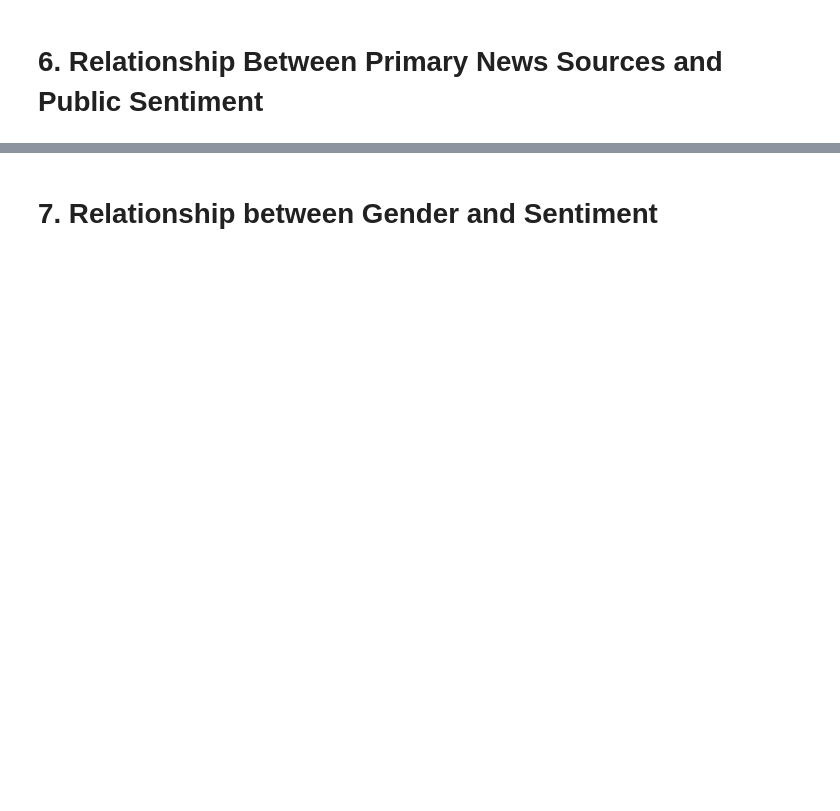
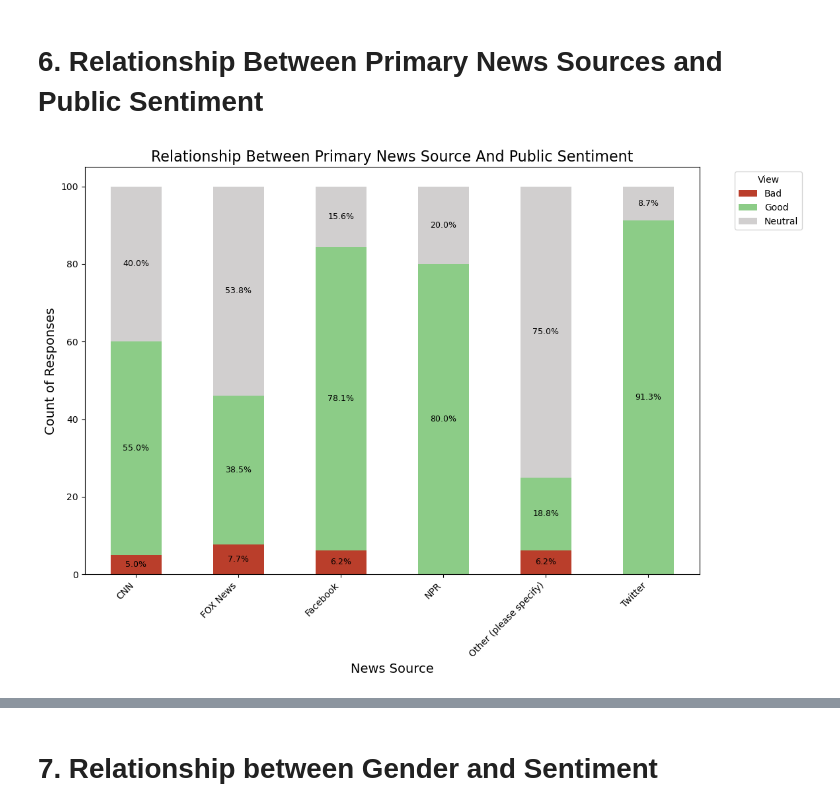
Before and after one commit to manelmahroug/Muslim-Brand-Sentiment, a Jupyter notebook: Brand_sentiment_001_June2024.ipynb, the cells around one changed output, grey strips where cells are left out. Cells and saved outputs as stored; diff of their text form; code cells hidden in the pictures; blank space fills up the shorter version.

```diff
--- a/Brand_sentiment_001_June2024.ipynb
+++ b/Brand_sentiment_001_June2024.ipynb
@@ -385,10 +437,11 @@ plt.show()
 # %%
 plot_stacked_bar_chart(
     df=survey,
-    title='Relationship between primary news source and public sentiment',
+    title='Relationship Between Primary News Source And Public Sentiment',
     xlabel='News Source',
     ylabel='Count of Responses',
-    colors=['#8ccc87', '#ba3e2b', '#d1cfcf'],
     cat_col= 'Where do you get your news from?',
     sent_col='How do you feel about Muslims people in America'
 )
+# %% [output]
+[figure, added]
```
Also changed, not shown: parts of 9 cells of this notebook.
